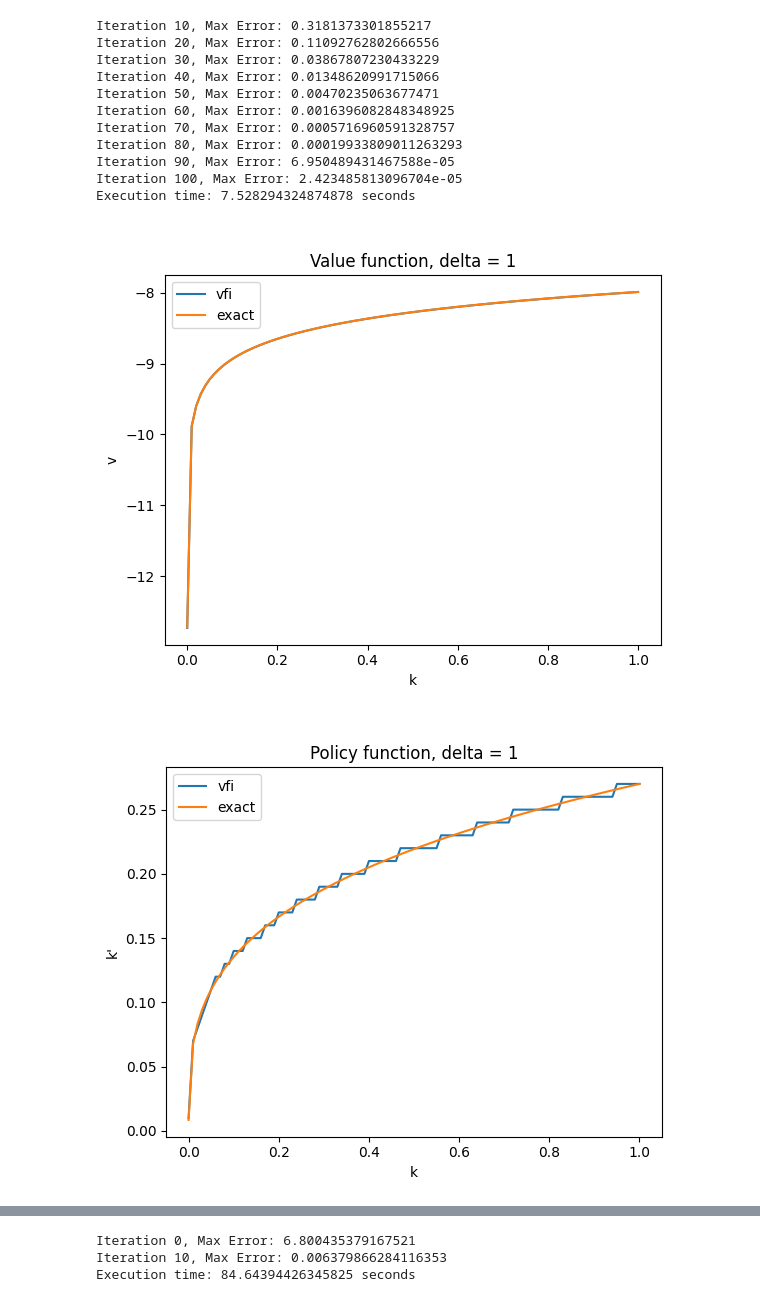
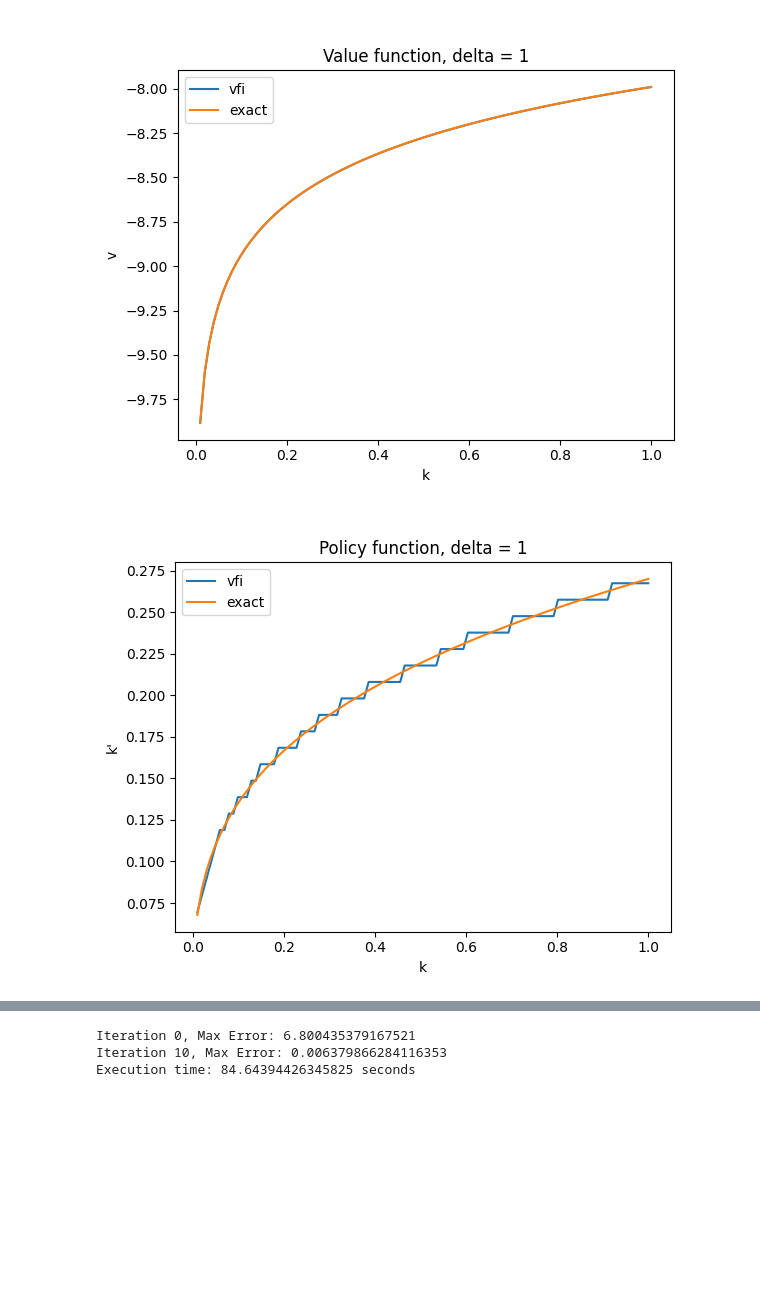
Before and after one commit to sgcbayli024/ECON8185_Homework, a Jupyter notebook: HW1_3_Bayliss.ipynb, the cells around one changed output, grey strips where cells are left out. Drawn from its saved outputs; the diff is of its cells as text; code cells hidden in the pictures; blank space fills up the shorter version.

```diff
--- a/HW1_3_Bayliss.ipynb
+++ b/HW1_3_Bayliss.ipynb
@@ -10,7 +10,7 @@ A=1
 alpha=0.3
 beta=0.9
 # %%
-n_k=101
+n_k=1001
 # %%
 delta_values=[0.1,1]
 # %%
@@ -90,7 +90,7 @@ def Tv(v, k, d):
 for delta in delta_values:
     if delta == 1:
         K_tilde = ( A / delta ) ** (1/1-alpha)
-        K_grid = np.linspace(1e-5 , K_tilde, n_k)
+        K_grid = np.linspace(1e-2 , K_tilde-1e-5, n_k)
         print(f"\niterating for delta = {delta}:")
         final_v, final_policy = Tv(v_init, K_grid, delta)
         a0 = (np.log(A) + (1 - alpha * beta) * np.log(1 - alpha * beta) \
@@ -150,16 +161,5 @@ Iteration 0, Max Error: 3.4541939172676286
-Iteration 10, Max Error: 0.3181373301855217
-Iteration 20, Max Error: 0.11092762802666556
-Iteration 30, Max Error: 0.03867807230433229
-Iteration 40, Max Error: 0.01348620991715066
-Iteration 50, Max Error: 0.00470235063677471
-Iteration 60, Max Error: 0.0016396082848348925
-Iteration 70, Max Error: 0.0005716960591328757
-Iteration 80, Max Error: 0.00019933809011263293
-Iteration 90, Max Error: 6.950489431467588e-05
-Iteration 100, Max Error: 2.423485813096704e-05
-Execution time: 7.528294324874878 seconds
-[figure, old version]
+[figure, new version]
-[figure, old version]
+[figure, new version]
 # %%
 m_values=[5,10,25,100,500]
 # %%
```
Also changed, not shown: parts of 9 cells of this notebook.
